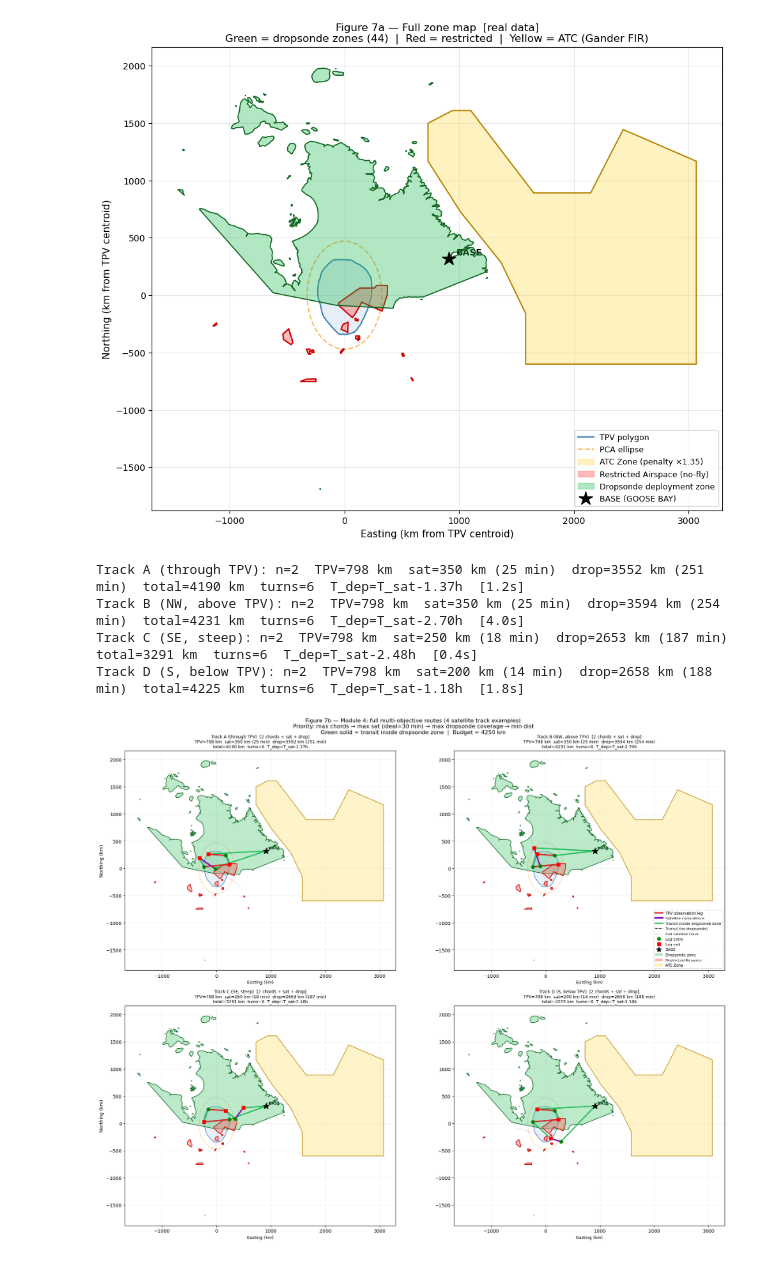
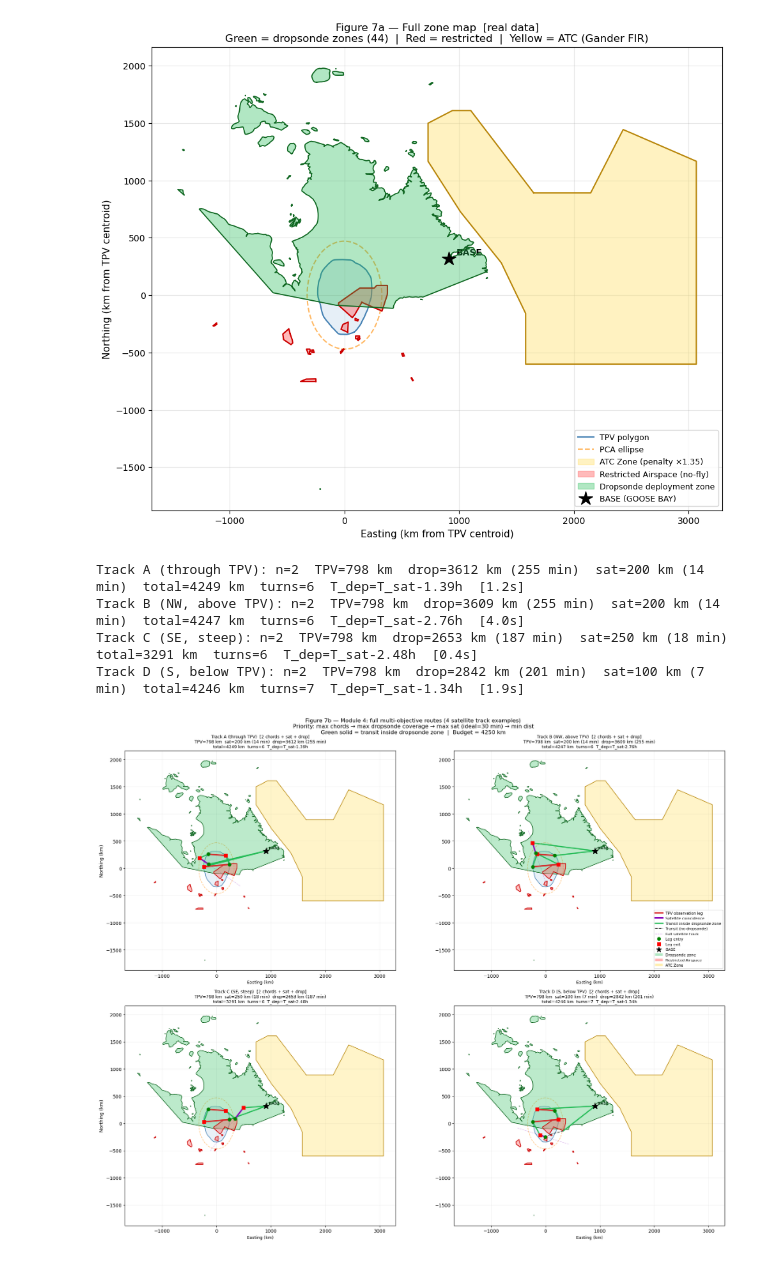
Before and after one commit to xf37/aerial-met-survey-optimizer, a Jupyter notebook: 07_tpv_route_planning.ipynb, the cells around one changed output. Saved outputs shown, nothing was run; the diff lists cells and outputs as text; code cells hidden in the pictures.

```diff
--- a/07_tpv_route_planning.ipynb
+++ b/07_tpv_route_planning.ipynb
@@ -1835,7 +1835,7 @@ plt.show()
 Dropsonde zones: 44  (within 2000 km of TPV)
 [figure]
 # %%
-# ── Dropsonde scoring helper ───────────────────────────────────────────────
+# ── Dropsonde scoring helper ───────────────────────────────────────────
 def route_dropsonde_dist(wpts, dropsonde_geom):
     """Total geometric distance inside dropsonde zones across all waypoint segments."""
     total = 0.0
@@ -1847,7 +1847,7 @@ def route_dropsonde_dist(wpts, dropsonde_geom):
     return total
 
 
-# ── Extended route builder ──────────────────────────────────────────────────
+# ── Extended route builder ──────────────────────────────────────────
 def build_route_m4(base, ordered_chords, sat_a, sat_b, sat_len, T_sat_h,
                    sat_first=False):
     """Module 3 route + dropsonde coverage score (post-hoc; no routing change)."""
@@ -1859,16 +1859,17 @@ def build_route_m4(base, ordered_chords, sat_a, sat_b, sat_len, T_sat_h,
     return r
 
 
-# ── 4-level optimizer ─────────────────────────────────────────────────────
+# ── 4-level optimizer ───────────────────────────────────────────────
 def find_best_m4(base, chords, sat_candidates, T_sat_h,
                  min_spacing=MIN_LEG_SPACING_KM):
-    """Joint search: max chords → max sat time → max dropsonde coverage → min dist.
-
-    Same search structure as find_best_for_track() with one extra priority level:
-    when both n and sat_score tie, prefer the route with higher dropsonde_dist.
+    """Joint search with priority order:
+      1. Maximise n (chord count)       — TPV primary objective
+      2. Maximise dropsonde coverage     — secondary objective
+      3. Maximise sat time (≤ ideal)     — tertiary objective
+      4. Minimise total_dist             — tiebreak
     """
     best = None; best_n = 0
-    best_tpv = -1.0; best_sat = -1.0; best_drop = -1.0; best_total = 1e18
+    best_tpv = -1.0; best_drop = -1.0; best_sat = -1.0; best_total = 1e18
 
     for n in range(min(len(chords), MAX_JOINT_N), 0, -1):
         found = False
@@ -1884,22 +1885,22 @@ def find_best_m4(base, chords, sat_candidates, T_sat_h,
                         r = build_route_m4(base, ordered, sa, sb, sl,
                                            T_sat_h, sat_first)
                         if r and r['feasible']:
-                            sat_sc  = min(r['sat_dist'], SAT_IDEAL_LENGTH_KM)
-                            drop_sc = r['dropsonde_dist']
-                            tpv_b   = r['tpv_dist'] > best_tpv  + 1e-6
-                            tpv_eq  = abs(r['tpv_dist'] - best_tpv)  <= 1e-6
-                            sat_b   = sat_sc  > best_sat   + 1e-6
-                            sat_eq  = abs(sat_sc  - best_sat)  <= 1e-6
-                            drop_b  = drop_sc > best_drop  + 1e-6
-                            drop_eq = abs(drop_sc - best_drop) <= 1e-6
-                            dist_b  = r['total_dist'] < best_total - 1e-6
+                            drop_sc  = r['dropsonde_dist']
+                            sat_sc   = min(r['sat_dist'], SAT_IDEAL_LENGTH_KM)
+                            tpv_b    = r['tpv_dist'] > best_tpv  + 1e-6
+                            tpv_eq   = abs(r['tpv_dist'] - best_tpv)  <= 1e-6
+                            drop_b   = drop_sc > best_drop  + 1e-6
+                            drop_eq  = abs(drop_sc - best_drop) <= 1e-6
+                            sat_b    = sat_sc  > best_sat   + 1e-6
+                            sat_eq   = abs(sat_sc  - best_sat)  <= 1e-6
+                            dist_b   = r['total_dist'] < best_total - 1e-6
                             if (tpv_b or
-                                (tpv_eq and sat_b) or
-                                (tpv_eq and sat_eq and drop_b) or
-                                (tpv_eq and sat_eq and drop_eq and dist_b)):
+                                (tpv_eq and drop_b) or
+                                (tpv_eq and drop_eq and sat_b) or
+                                (tpv_eq and drop_eq and sat_eq and dist_b)):
                                 best_tpv   = r['tpv_dist']
+                                best_drop  = drop_sc
                                 best_sat   = sat_sc
-                                best_drop  = drop_sc
                                 best_total = r['total_dist']
                                 best = r; best_n = n; found = True
         if found:
@@ -1907,7 +1908,7 @@ def find_best_m4(base, chords, sat_candidates, T_sat_h,
     return None, 0
 
 
-# ── Run over all 4 satellite tracks ─────────────────────────────────────────
+# ── Run over all 4 satellite tracks ──────────────────────────────────────────
 print()
 m4_results = {}
 for tr in sat_track_defs:
@@ -1916,22 +1917,22 @@ for tr in sat_track_defs:
     elapsed = time.time() - t0
     m4_results[tr['label']] = {'route': r, 'n_chords': n, 'track': tr}
     if r:
-        sat_min  = r['sat_dist']        / AIRCRAFT_SPEED_KMH * 60.0
-        drop_min = r['dropsonde_dist']   / AIRCRAFT_SPEED_KMH * 60.0
+        drop_min = r['dropsonde_dist'] / AIRCRAFT_SPEED_KMH * 60.0
+        sat_min  = r['sat_dist']       / AIRCRAFT_SPEED_KMH * 60.0
         offset   = r['T_dep_h'] - T_SAT_H
         sign     = '+' if offset >= 0 else ''
         print(f"{tr['label']}: n={n}  TPV={r['tpv_dist']:.0f} km  "
+              f"drop={r['dropsonde_dist']:.0f} km ({drop_min:.0f} min)  "
               f"sat={r['sat_dist']:.0f} km ({sat_min:.0f} min)  "
-              f"drop={r['dropsonde_dist']:.0f} km ({drop_min:.0f} min)  "
               f"total={r['total_dist']:.0f} km  "
               f"turns={r['n_turns']}  T_dep=T_sat{sign}{offset:.2f}h  [{elapsed:.1f}s]")
     else:
         print(f"{tr['label']}: no feasible route  [{elapsed:.1f}s]")
 # %% [output]
-Track A (through TPV): n=2  TPV=798 km  sat=350 km (25 min)  drop=3552 km (251 min)  total=4190 km  turns=6  T_dep=T_sat-1.37h  [1.2s]
-Track B (NW, above TPV): n=2  TPV=798 km  sat=350 km (25 min)  drop=3594 km (254 min)  total=4231 km  turns=6  T_dep=T_sat-2.70h  [4.0s]
-Track C (SE, steep): n=2  TPV=798 km  sat=250 km (18 min)  drop=2653 km (187 min)  total=3291 km  turns=6  T_dep=T_sat-2.48h  [0.4s]
-Track D (S, below TPV): n=2  TPV=798 km  sat=200 km (14 min)  drop=2658 km (188 min)  total=4225 km  turns=6  T_dep=T_sat-1.18h  [1.8s]
+Track A (through TPV): n=2  TPV=798 km  drop=3612 km (255 min)  sat=200 km (14 min)  total=4249 km  turns=6  T_dep=T_sat-1.39h  [1.2s]
+Track B (NW, above TPV): n=2  TPV=798 km  drop=3609 km (255 min)  sat=200 km (14 min)  total=4247 km  turns=6  T_dep=T_sat-2.76h  [4.0s]
+Track C (SE, steep): n=2  TPV=798 km  drop=2653 km (187 min)  sat=250 km (18 min)  total=3291 km  turns=6  T_dep=T_sat-2.48h  [0.4s]
+Track D (S, below TPV): n=2  TPV=798 km  drop=2842 km (201 min)  sat=100 km (7 min)  total=4246 km  turns=7  T_dep=T_sat-1.34h  [1.9s]
 # %%
 # ── Figure 7b: 4-panel Module 4 routes (dropsonde segments highlighted) ───
 def plot_route_m4(ax, route, tpv_pts, ell_xy, base,
@@ -2020,32 +2021,32 @@ for ax, (lbl, res) in zip(axes, m4_results.items()):
                   restricted_polys, atc_polys, dropsonde_polys, tr['line'], panel_title)
     ax.set_xlabel('Easting (km)', fontsize=9)
 
 axes[0].set_ylabel('Northing (km)', fontsize=10)
 axes[2].set_ylabel('Northing (km)', fontsize=10)
 
 from matplotlib.lines import Line2D
 from matplotlib.patches import Patch
 legend_elements = [
     Line2D([0],[0], color='#d62728', lw=3,              label='TPV observation leg'),
     Line2D([0],[0], color='#8800bb', lw=3,              label='Satellite coincidence'),
     Line2D([0],[0], color='#22bb55', lw=2.5,            label='Transit inside dropsonde zone'),
     Line2D([0],[0], color='#333333', lw=1.5, ls='--',   label='Transit (no dropsonde)'),
     Line2D([0],[0], color='#8800bb', lw=1, ls='--', alpha=0.35, label='Full satellite track'),
     Line2D([0],[0], marker='o', color='green', ms=7, ls='none', label='Leg entry'),
     Line2D([0],[0], marker='s', color='red',   ms=7, ls='none', label='Leg exit'),
     Line2D([0],[0], marker='*', color='black', ms=12, ls='none', label='BASE'),
     Patch(facecolor='#22bb55', alpha=0.35, label='Dropsonde zone'),
     Patch(facecolor='#ff6666', alpha=0.5,  label='Restricted Airspace'),
     Patch(facecolor='#ffe066', alpha=0.5,  label='ATC Zone'),
 ]
 axes[1].legend(handles=legend_elements, fontsize=8, loc='lower right')
 
 fig.suptitle(
     f'Figure 7b — Module 4: full multi-objective routes (4 satellite track examples)\n'
-    f'Priority: max chords → max sat (ideal={T_IDEAL_SAT_MIN:.0f} min) → max dropsonde coverage → min dist\n'
+    f'Priority: max chords → max dropsonde coverage → max sat (ideal={T_IDEAL_SAT_MIN:.0f} min) → min dist\n'
     f'Green solid = transit inside dropsonde zone  |  Budget = {TOTAL_BUDGET_KM:.0f} km',
     fontsize=12)
 plt.tight_layout()
 plt.show()
 # %% [output]
-[figure, old version]
+[figure, new version]
```
Also changed, not shown: parts of 2 cells of this notebook.
